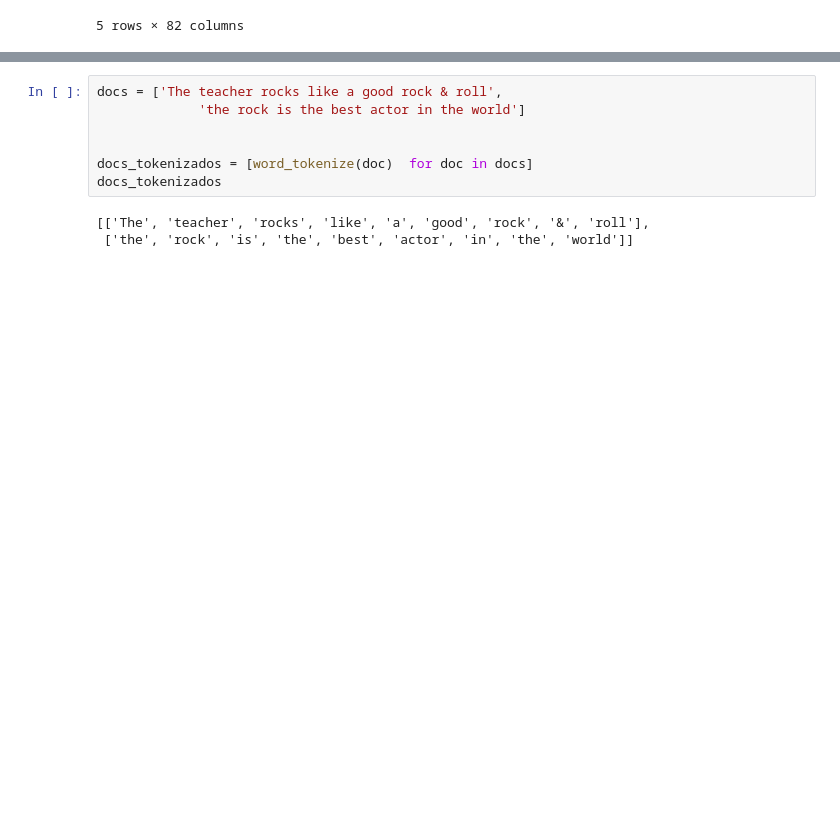
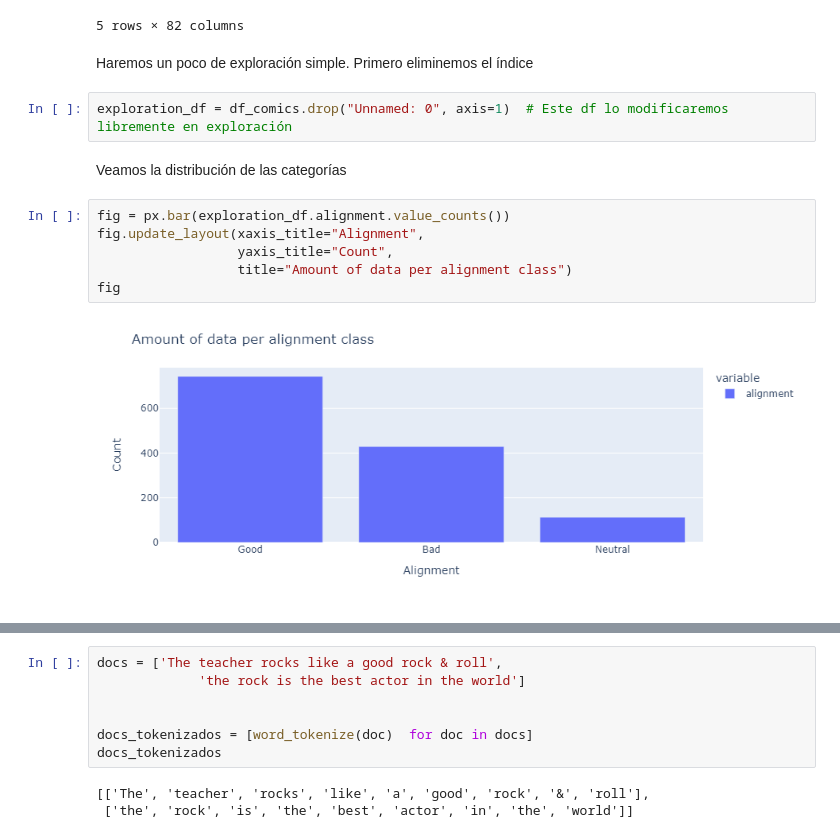
Before and after one commit to johnny-godoy/laboratorios-mds, a Jupyter notebook: lab 8/laboratorio_8.ipynb, the cells around one changed output, grey strips where cells are left out. Saved outputs shown, nothing was run; the diff lists cells and outputs as text; blank space fills up the shorter version.

```diff
--- a/lab 8/laboratorio_8.ipynb
+++ b/lab 8/laboratorio_8.ipynb
@@ -115,3 +122,17 @@ df_comics.head()
 | 3 | 4 | Aaron Cash | Aaron Cash | Aaron Cash | 5 | Aaron Cash is the head of securit... | NaN | ... |
 | 4 | 5 | Aayla Secura | Aayla Secura | NaN | 8 | ayla Secura was a Rutian Twi'lek ... | NaN | ... |
 5 rows × 82 columns
+# %% [markdown]
+Haremos un poco de exploración simple. Primero eliminemos el índice
+# %%
+exploration_df = df_comics.drop("Unnamed: 0", axis=1)  # Este df lo modificaremos libremente en exploración
+# %% [markdown]
+Veamos la distribución de las categorías
+# %%
+fig = px.bar(exploration_df.alignment.value_counts())
+fig.update_layout(xaxis_title="Alignment",
+                  yaxis_title="Count",
+                  title="Amount of data per alignment class")
+fig
+# %% [output]
+[figure, added]
```
Also changed, not shown: parts of 34 cells of this notebook.
